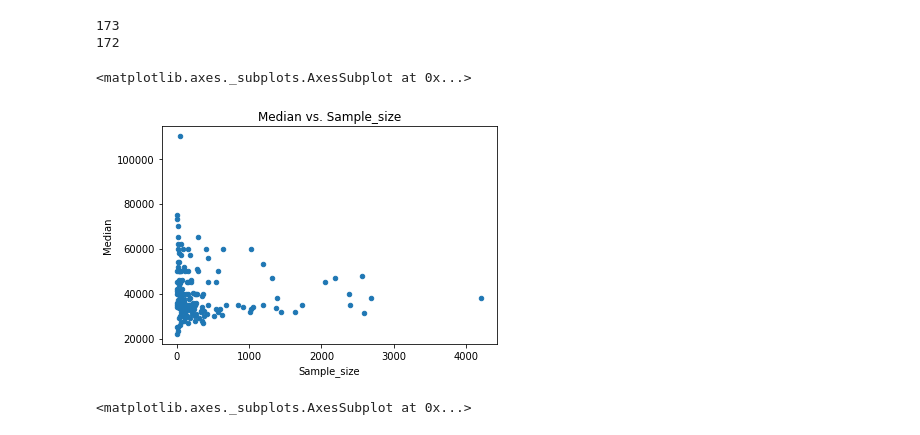
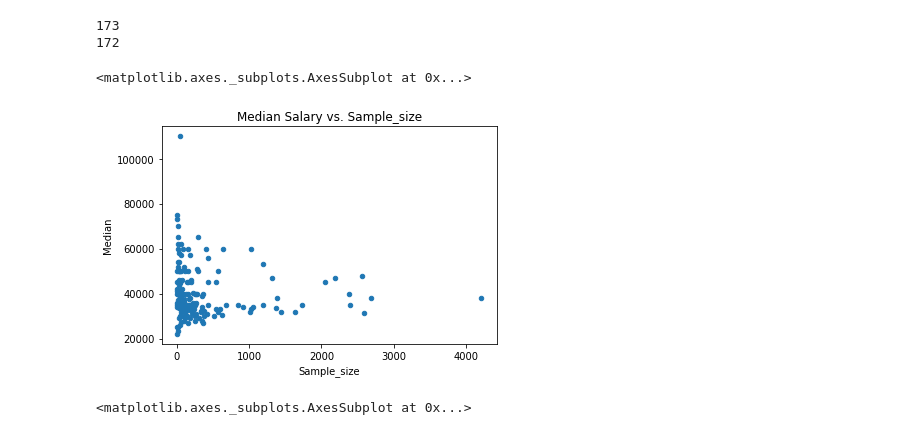
Before and after one commit to natekotila/DataQuestProjects, a Jupyter notebook: community/CollegeVisualization.ipynb, the cells around one changed output. Saved outputs shown, nothing was run; the diff lists cells and outputs as text; code cells hidden in the pictures.

Commit message:
Began commenting College Visualization

```diff
--- a/community/CollegeVisualization.ipynb
+++ b/community/CollegeVisualization.ipynb
@@ -68,10 +70,10 @@ print(cleaned_data_count)
 173
 172
 # %%
-recent_grads.plot(x = 'Sample_size', y = 'Median', kind = 'Scatter', title = 'Median vs. Sample_size')
+recent_grads.plot(x = 'Sample_size', y = 'Median', kind = 'Scatter', title = 'Median Salary vs. Sample_size')
 # %% [output]
 <matplotlib.axes._subplots.AxesSubplot at 0x...>
-[figure, old version]
+[figure, new version]
 # %%
 recent_grads.plot(x = 'Sample_size', y = 'Unemployment_rate', kind = 'Scatter', title = 'Unemployment_rate vs. Sample_size')
 # %% [output]
```
Also changed, not shown: parts of 1 cell of this notebook.
